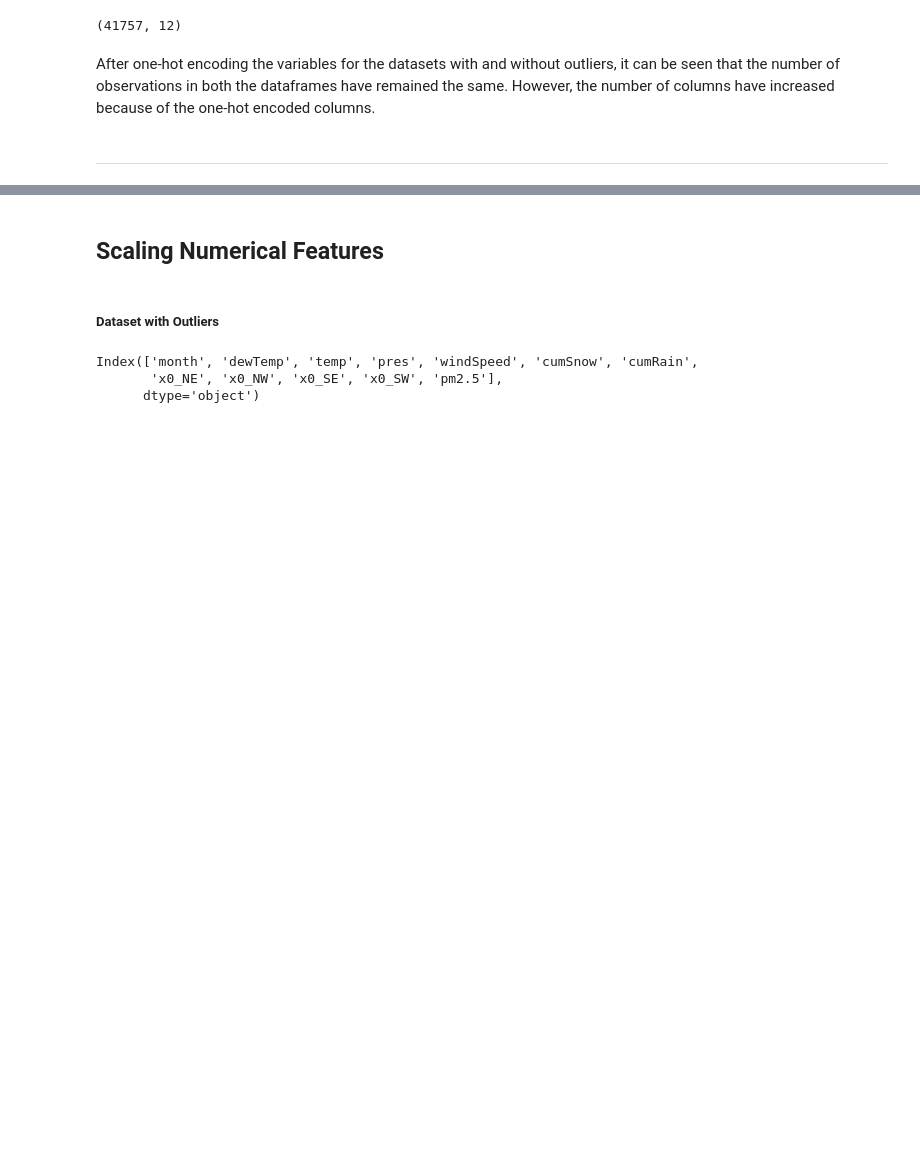
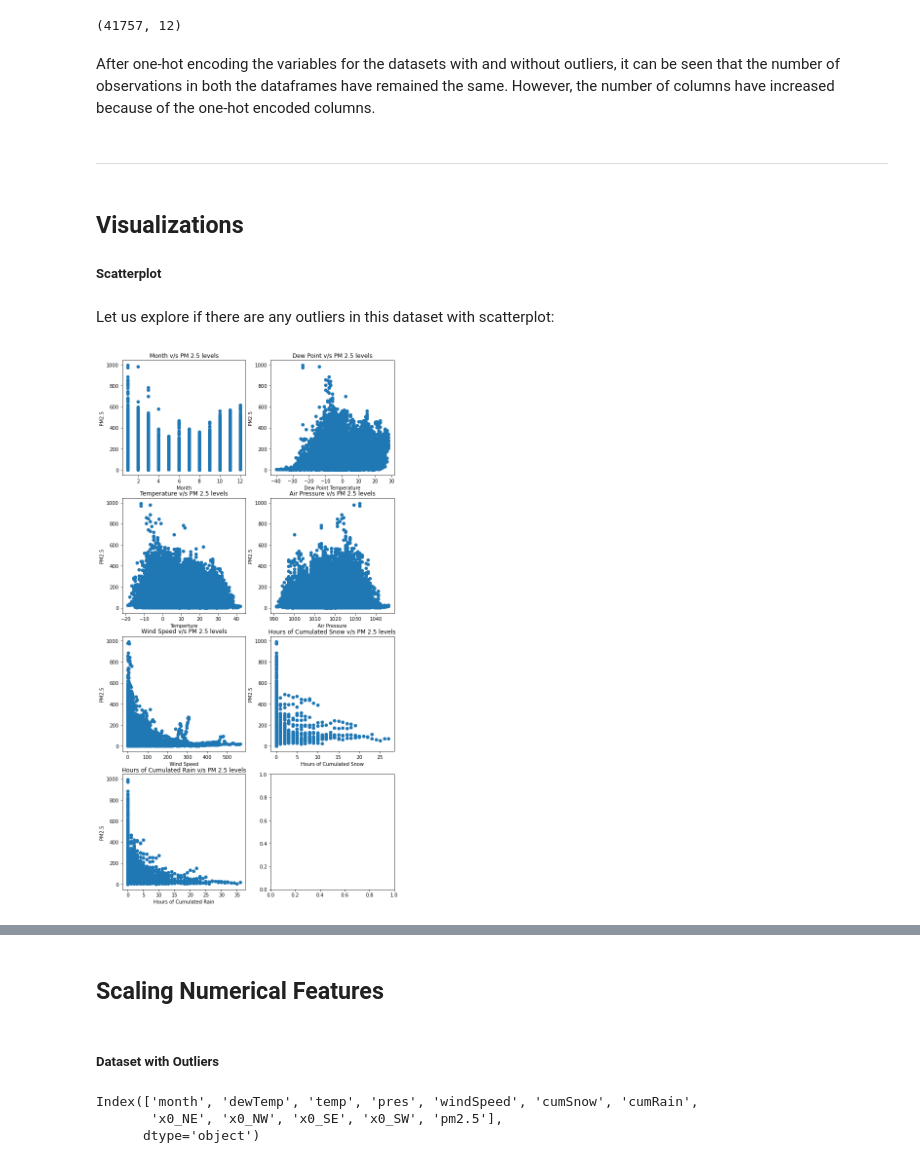
Before and after one commit to sverma1012/pollution, a Jupyter notebook: Part2_Data_Cleaning.ipynb, the cells around one changed output, grey strips where cells are left out. Saved outputs shown, nothing was run; the diff lists cells and outputs as text; code cells hidden in the pictures; blank space fills up the shorter version.

```diff
--- a/Part2_Data_Cleaning.ipynb
+++ b/Part2_Data_Cleaning.ipynb
@@ -493,3 +370,50 @@ pollutionDF.shape
 After one-hot encoding the variables for the datasets with and without outliers, it can be seen that the number of observations in both the dataframes have remained the same. However, the number of columns have increased because of the one-hot encoded columns.
 # %% [markdown]
 ---
+# %% [markdown]
+## Visualizations
+##### Scatterplot
+# %% [markdown]
+Let us explore if there are any outliers in this dataset with scatterplot:
+# %%
+fig, ax = plt.subplots(4, 2, figsize = (10, 20))
+#fig.tight_layout()
+
+ax[0,0].scatter(y = pollution['pm2.5'], x = pollution['month'])
+ax[0,0].set_xlabel('Month')
+ax[0,0].set_ylabel('PM2.5')
+ax[0,0].set_title('Month v/s PM 2.5 levels')
+
+ax[0, 1].scatter(y = pollution['pm2.5'], x = pollution['dewTemp'])
+ax[0, 1].set_xlabel('Dew Point Temperature')
+ax[0, 1].set_ylabel('PM2.5')
+ax[0, 1].set_title('Dew Point v/s PM 2.5 levels')
+
+ax[1,0].scatter(y = pollution['pm2.5'], x = pollution['temp'])
+ax[1,0].set_xlabel('Temperture')
+ax[1,0].set_ylabel('PM2.5')
+ax[1,0].set_title('Temperature v/s PM 2.5 levels')
+
+ax[1,1].scatter(y = pollution['pm2.5'], x = pollution['pres'])
+ax[1,1].set_xlabel('Air Pressure')
+ax[1,1].set_ylabel('PM2.5')
+ax[1,1].set_title('Air Pressure v/s PM 2.5 levels')
+
+ax[2,0].scatter(y = pollution['pm2.5'], x = pollution['windSpeed'])
+ax[2,0].set_xlabel('Wind Speed')
+ax[2,0].set_ylabel('PM2.5')
+ax[2,0].set_title('Wind Speed v/s PM 2.5 levels')
+
+ax[2,1].scatter(y = pollution['pm2.5'], x = pollution['cumSnow'])
+ax[2,1].set_xlabel('Hours of Cumulated Snow')
+ax[2,1].set_ylabel('PM2.5')
+ax[2,1].set_title('Hours of Cumulated Snow v/s PM 2.5 levels')
+
+ax[3,0].scatter(y = pollution['pm2.5'], x = pollution['cumRain'])
+ax[3,0].set_xlabel('Hours of Cumulated Rain')
+ax[3,0].set_ylabel('PM2.5')
+ax[3,0].set_title('Hours of Cumulated Rain v/s PM 2.5 levels')
+
+plt.show()
+# %% [output]
+[figure, added]
```
Also changed, not shown: parts of 44 cells of this notebook, 3 other files.
